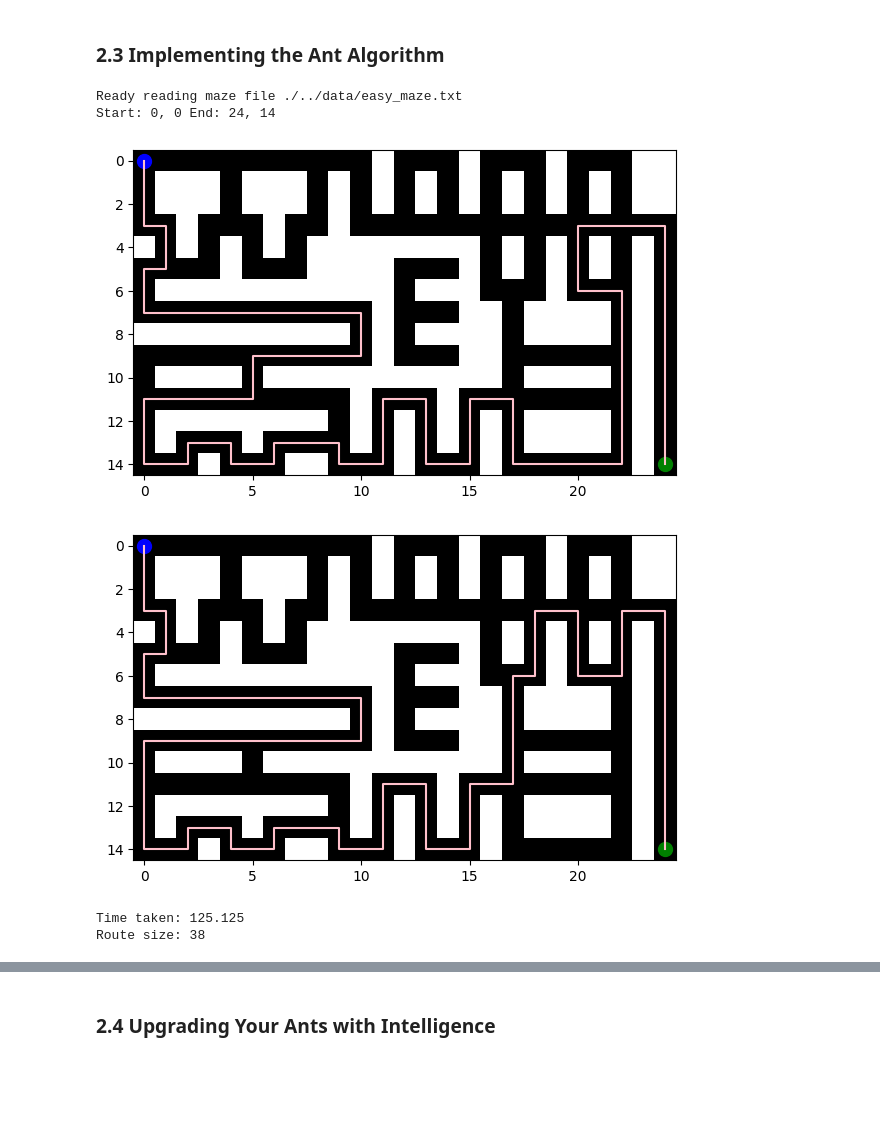
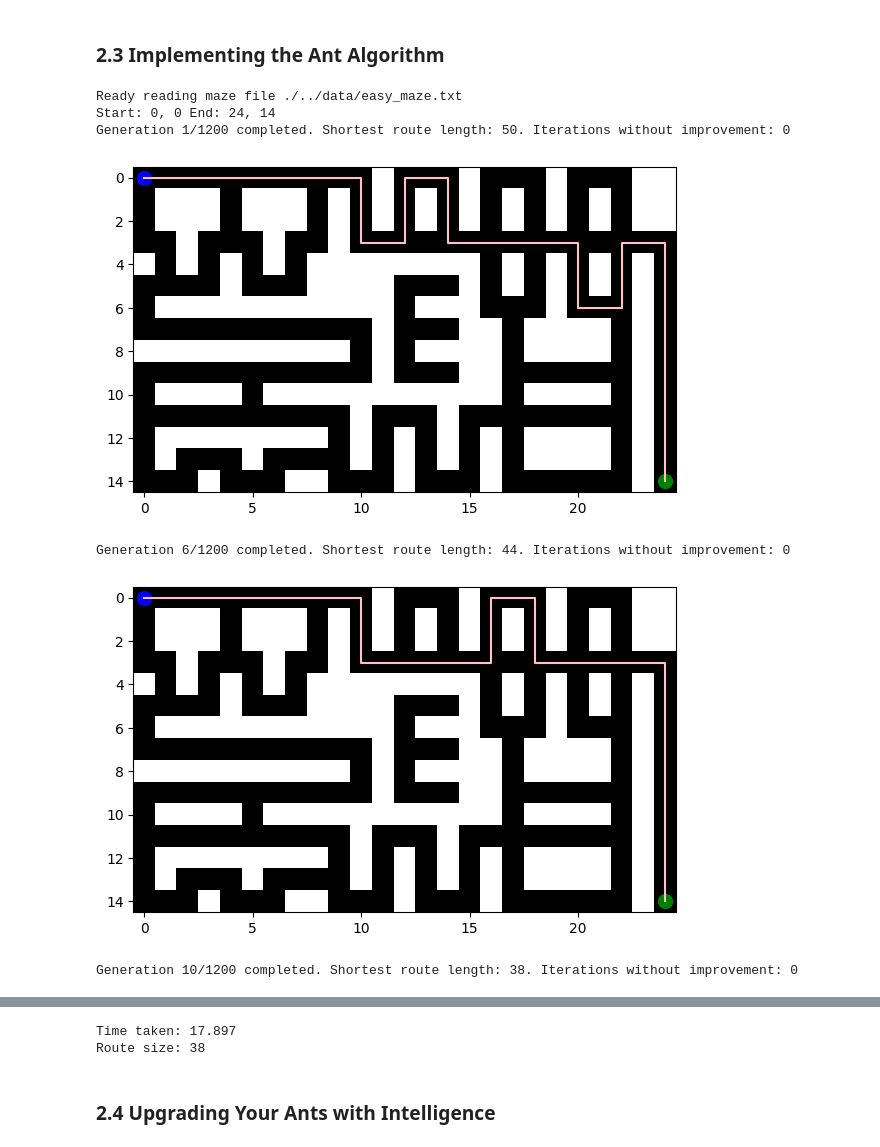
Before and after one commit to Alex-Ion14/CI_Lab_2, a Jupyter notebook: src/Main.ipynb, the cells around one changed output, grey strips where cells are left out. Drawn from its saved outputs; the diff is of its cells as text; code cells hidden in the pictures; blank space fills up the shorter version.

Commit message:
IntelligentAnt
IntelligentAnt

```diff
--- a/src/Main.ipynb
+++ b/src/Main.ipynb
@@ -489,6 +489,8 @@ class Maze:
         except FileNotFoundError:
             print("Error reading maze file " + file_path)
 # %%
+import numpy as np
+from matplotlib import pyplot as plt
 # Class representing the complete ACO algorithm.
 # Finds shortest path between two points in a maze according to a path specification.
 class AntColonyOptimization:
@@ -500,8 +502,9 @@ class AntColonyOptimization:
     @param generations: the total number of generations of ants (pheromone updates)
     @param q: the normalization factor for the amount of dropped pheromone
     @param evaporation: the evaporation factor for the pheromones
+    @param stop_limit: the number of consecutive iterations without improvement in the shortest path before the algorithm stops
     """
-    def __init__(self, maze, ants_per_gen, generations, q, evaporation, alpha, beta):
+    def __init__(self, maze, ants_per_gen, generations, q, evaporation, alpha, beta, stop_limit):
         self.maze = maze
         self.ants_per_gen = ants_per_gen
         self.generations = generations
@@ -509,62 +512,82 @@ class AntColonyOptimization:
         self.alpha = alpha
         self.beta = beta
         self.evaporation = evaporation
+        self.stop_limit = stop_limit
 
     """
     Loop that starts the shortest path process
     @param path_specification: description of the route we wish to optimize
+    @param intelligent_ant: flag indicating whether to use the intelligent ant variant
     @return the optimized route according to the ACO algorithm
     """
-    def find_shortest_route(self, path_specification):
+    def find_shortest_route(self, path_specification, intelligent_ant):
         self.maze.reset()
         shortest_route = Route(path_specification.get_start())
         shortest_length = float("inf")
+        iterations_without_improvement = 0
         for g in range(self.generations):
             routes = []
+            shortest_route_found = False
             for a in range(self.ants_per_gen):
-                ant = StandardAnt(self.maze, path_specification, self.alpha, self.beta)
-                cur_route = ant.find_route()
-                if g == 999 and cur_route is not None:
-                    Visualizer.visualize_individual_path(maze, cur_route, spec)
+                if intelligent_ant:
+                    ant = IntelligentAnt(self.maze, path_specification, self.alpha, self.beta)
+                    cur_route, negative_pheromone_tiles = ant.find_route()
+                    for tile in negative_pheromone_tiles:
+                        self.maze.pheromones[tile[0]][tile[1]] = 0.0
+                else:
+                    ant = StandardAnt(self.maze, path_specification, self.alpha, self.beta)
+                    cur_route = ant.find_route()
                 if cur_route is not None:
                     routes.append(cur_route)
                     cur_length = len(cur_route.get_route())
                     if cur_length < shortest_length:
                         shortest_length = cur_length
                         shortest_route = cur_route
+                        shortest_route_found = True
+            if shortest_route_found:
+                iterations_without_improvement = 0
+                print(f"Generation {g+1}/{self.generations} completed. Shortest route length: {shortest_length}. Iterations without improvement: {iterations_without_improvement}")
+                Visualizer.visualize_individual_path(maze, shortest_route, spec)
+            else:
+                iterations_without_improvement += 1
             # Update pheromones
             self.maze.evaporate(self.evaporation)
             self.maze.add_pheromone_routes(routes, self.q)
-
+            print(f"Updated pheromones for generation {g+1}/{self.generations}")
+            # Convergence criterion
+            if iterations_without_improvement >= self.stop_limit:
+                break
         return shortest_route
 # %%
 # Please keep your parameters for the ACO easily changeable here
 ants_per_gen = 200
 no_gen = 1200
 q = 1600
 evap = 0.1
 no_iterations = 50
 alpha = 1
 beta = 2
+stop_limit = 50
 
 # Construct the optimization objects
 maze = Maze.create_maze("./../data/easy_maze.txt")
 spec = PathSpecification.read_coordinates("./../data/easy_coordinates.txt")
 path_spec_string = spec.__str__()
 print(path_spec_string)
-aco = AntColonyOptimization(maze, ants_per_gen, no_gen, q, evap, alpha, beta)
+aco = AntColonyOptimization(maze, ants_per_gen, no_gen, q, evap, alpha, beta, stop_limit)
 
 start_time = int(round(time.time() * 1000))
-shortest_route = aco.find_shortest_route(spec)
+shortest_route = aco.find_shortest_route(spec, False)
 
 print("Time taken: " + str((int(round(time.time() * 1000)) - start_time) / 1000.0))
 print("Route size: " + str(shortest_route.size()))
 
 shortest_route.write_to_file("./../data/easy_solution.txt")
 # %% [output]
 Ready reading maze file ./../data/easy_maze.txt
 Start: 0, 0 End: 24, 14
+Generation 1/1200 completed. Shortest route length: 50. Iterations without improvement: 0
-[figure, old version]
+[figure, new version]
+Generation 6/1200 completed. Shortest route length: 44. Iterations without improvement: 0
-[figure, old version]
+[figure, new version]
-Time taken: 125.125
-Route size: 38
+Generation 10/1200 completed. Shortest route length: 38. Iterations without improvement: 0
@@ -571,3 +595,5 @@ Route size: 38
+Time taken: 17.897
+Route size: 38
 # %% [markdown]
 ### 2.4 Upgrading Your Ants with Intelligence
 # %% [markdown]
```
Also changed, not shown: parts of 4 cells of this notebook, 2 other files.
